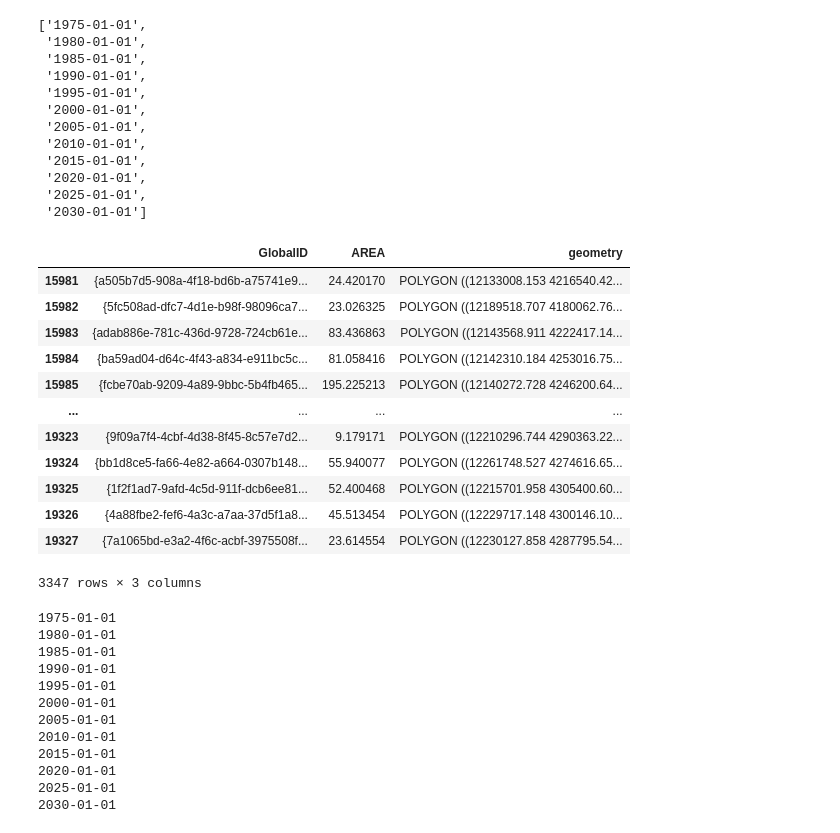
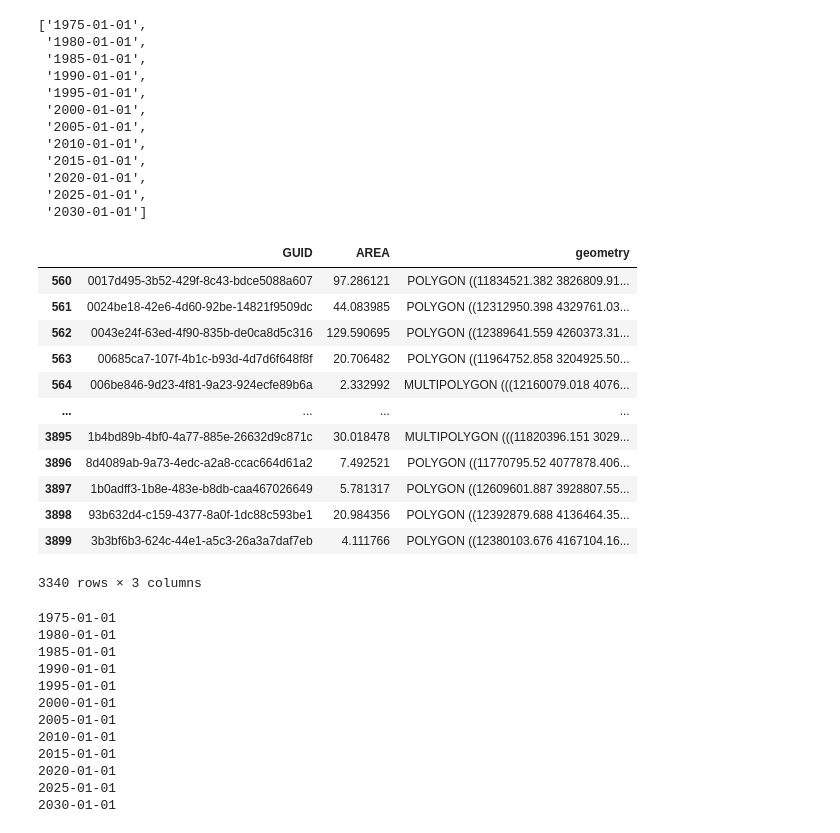
Before and after one commit to worldbank/SMOD_analyzer, a Jupyter notebook: notebooks/SMOD_analyzer.ipynb, the cells around one changed output. Drawn from its saved outputs; the diff is of its cells as text; code cells hidden in the pictures.

```diff
--- a/notebooks/SMOD_analyzer.ipynb
+++ b/notebooks/SMOD_analyzer.ipynb
@@ -36,3 +29,5 @@ UTM_crs = 'EPSG:32653'
+# %%
+unique_ID = 'GUID'
 # %% [markdown]
 ## **Workspace set-up**
 Install the required packages and ensure that the data and output directories are correctly set.
@@ -161,11 +156,8 @@ for i in list_rasters:
 # %%
 # Get a national-level AOI
 # Import: If you have your custom AOI, store that shapefile and specify it.
-src_aoi = os.path.join(data_loc, 'shp', 'WB_official_ADM_v20241009', 'WB_GAD_ADM2.shp')
+src_aoi = os.path.join(data_loc, 'shp', 'WHO_adm2', 'GLOBAL_ADM2.shp')
 
 gdf_aoi = tools.vec_import(RW_engine, src_aoi)
-
-# Convert CRS to the CRS of SMOD (i.e. ESRI:54009 - World Mollweide).
-gdf_aoi.to_crs('ESRI:54009', inplace = True)
 # %% [output]
 Vector import complete.
@@ -173 +165,3 @@ GDF size:39521
 EPSG:4326
+# %%
+gdf_aoi = gdf_aoi.query('ENDDATE == "9999/12/31"')
@@ -184,5 +187,5 @@ gdf_aoi.head(5)
 # %%
-str_query = 'WB_A3 == "' + ISO + '"'
+str_query = 'ISO_3_CODE == "' + ISO + '"'
 
 gdf_tar = gdf_aoi.query(str_query).copy()
 gdf_tar.plot()
@@ -531,22 +534,22 @@ li_time
 #dic_type = {'urban': 30, 'dense': 23, 'semiDense':22, 'suburb':21, 'village':13, 'rural':12, 'noPer':11}
 dic_type = {'urb': 30, 'den': 23, 'sem':22, 'sub':21, 'vil':13, 'rur':12, 'noP':11}
 # %%
-gdf_2merge = gdf_tar[['GlobalID', 'AREA', 'geometry']].copy()
+gdf_2merge = gdf_tar[[unique_ID, 'AREA', 'geometry']].copy()
 gdf_2merge
 # %% [output]
-|  | GlobalID | AREA | geometry |
-| 15981 | {a505b7d5-908a-4f18-bd6b-a75741e9... | 24.420170 | POLYGON ((12133008.153 4216540.42... |
-| 15982 | {5fc508ad-dfc7-4d1e-b98f-98096ca7... | 23.026325 | POLYGON ((12189518.707 4180062.76... |
-| 15983 | {adab886e-781c-436d-9728-724cb61e... | 83.436863 | POLYGON ((12143568.911 4222417.14... |
-| 15984 | {ba59ad04-d64c-4f43-a834-e911bc5c... | 81.058416 | POLYGON ((12142310.184 4253016.75... |
-| 15985 | {fcbe70ab-9209-4a89-9bbc-5b4fb465... | 195.225213 | POLYGON ((12140272.728 4246200.64... |
+|  | GUID | AREA | geometry |
+| 560 | 0017d495-3b52-429f-8c43-bdce5088a607 | 97.286121 | POLYGON ((11834521.382 3826809.91... |
+| 561 | 0024be18-42e6-4d60-92be-14821f9509dc | 44.083985 | POLYGON ((12312950.398 4329761.03... |
+| 562 | 0043e24f-63ed-4f90-835b-de0ca8d5c316 | 129.590695 | POLYGON ((12389641.559 4260373.31... |
+| 563 | 00685ca7-107f-4b1c-b93d-4d7d6f648f8f | 20.706482 | POLYGON ((11964752.858 3204925.50... |
+| 564 | 006be846-9d23-4f81-9a23-924ecfe89b6a | 2.332992 | MULTIPOLYGON (((12160079.018 4076... |
 | ... | ... | ... | ... |
-| 19323 | {9f09a7f4-4cbf-4d38-8f45-8c57e7d2... | 9.179171 | POLYGON ((12210296.744 4290363.22... |
-| 19324 | {bb1d8ce5-fa66-4e82-a664-0307b148... | 55.940077 | POLYGON ((12261748.527 4274616.65... |
-| 19325 | {1f2f1ad7-9afd-4c5d-911f-dcb6ee81... | 52.400468 | POLYGON ((12215701.958 4305400.60... |
-| 19326 | {4a88fbe2-fef6-4a3c-a7aa-37d5f1a8... | 45.513454 | POLYGON ((12229717.148 4300146.10... |
-| 19327 | {7a1065bd-e3a2-4f6c-acbf-3975508f... | 23.614554 | POLYGON ((12230127.858 4287795.54... |
+| 3895 | 1b4bd89b-4bf0-4a77-885e-26632d9c871c | 30.018478 | MULTIPOLYGON (((11820396.151 3029... |
+| 3896 | 8d4089ab-9a73-4edc-a2a8-ccac664d61a2 | 7.492521 | POLYGON ((11770795.52 4077878.406... |
+| 3897 | 1b0adff3-1b8e-483e-b8db-caa467026649 | 5.781317 | POLYGON ((12609601.887 3928807.55... |
+| 3898 | 93b632d4-c159-4377-8a0f-1dc88c593be1 | 20.984356 | POLYGON ((12392879.688 4136464.35... |
+| 3899 | 3b3bf6b3-624c-44e1-a5c3-26a3a7daf7eb | 4.111766 | POLYGON ((12380103.676 4167104.16... |
-3347 rows × 3 columns
+3340 rows × 3 columns
 # %%
 ## Count the pixels of each SMOD class per year per subnational area.
 
```
Also changed, not shown: parts of 17 cells of this notebook.
